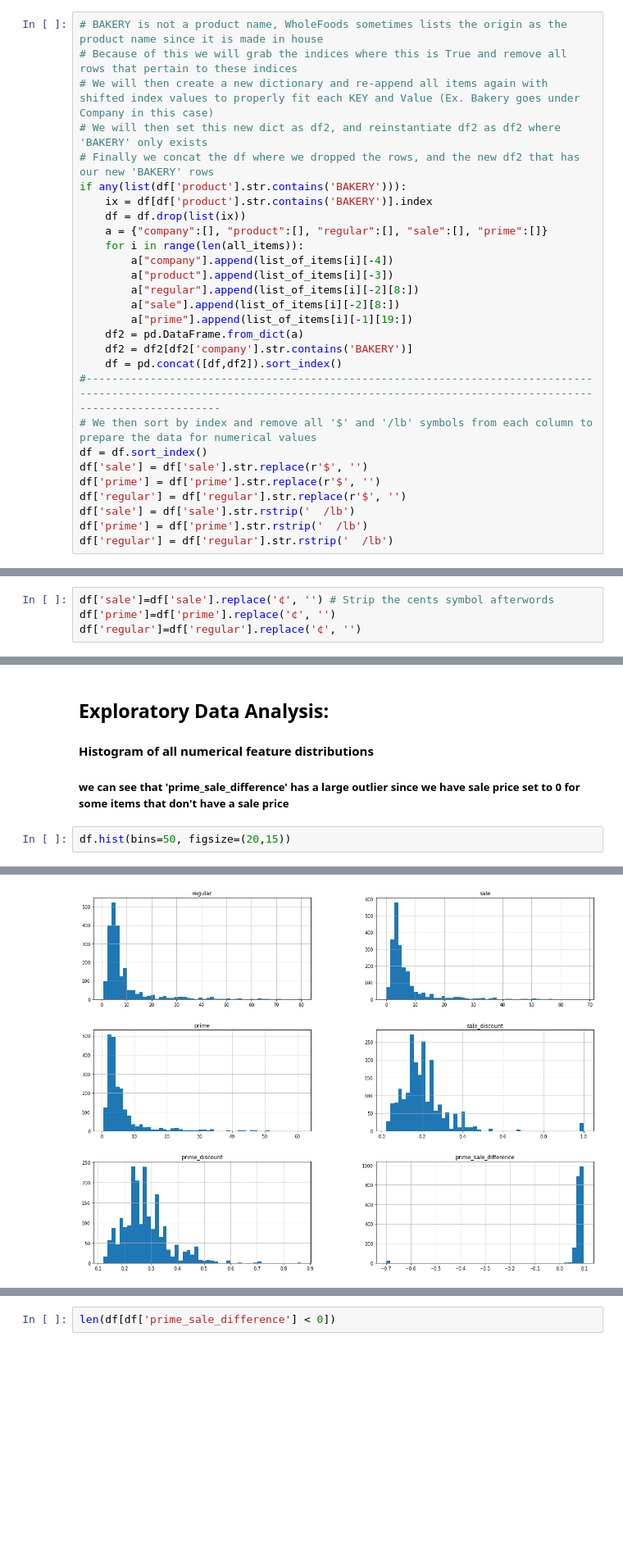
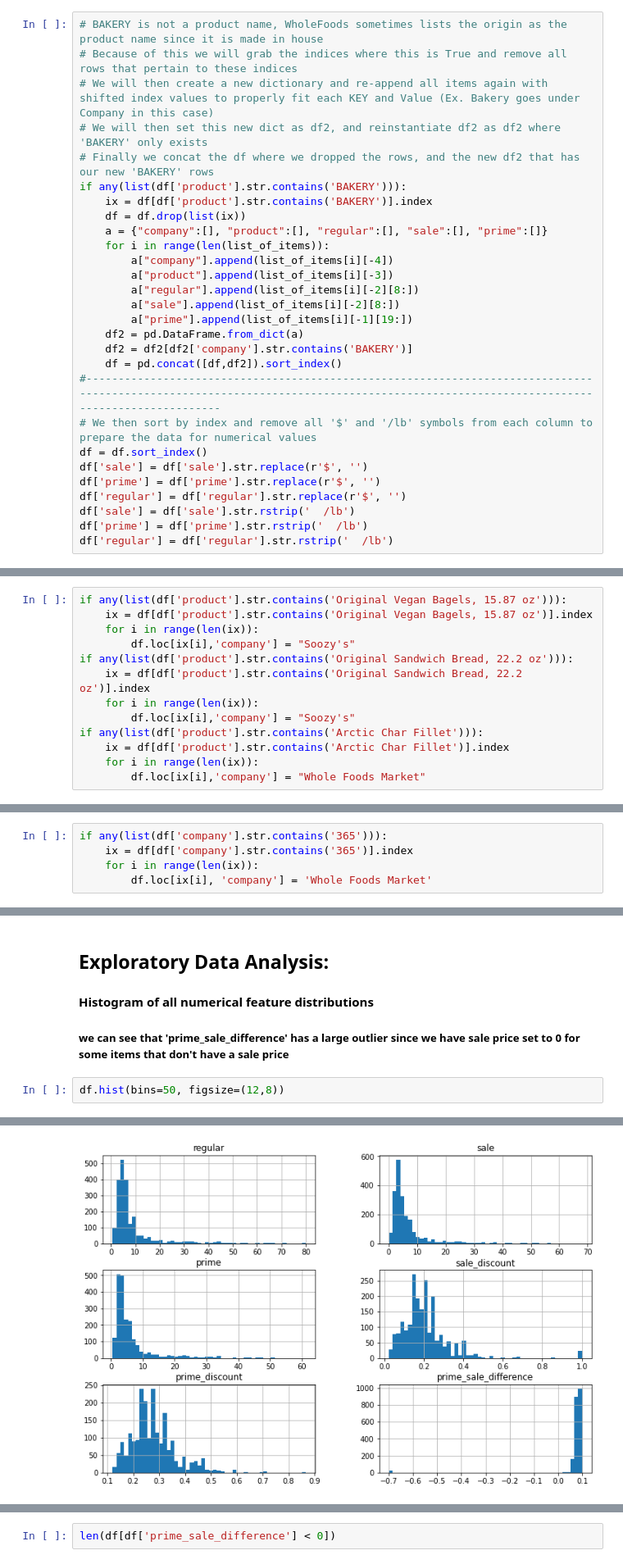
Before and after one commit to YoussefSultan/WholeFoods-Datascraping-Project-Deployment, a Jupyter notebook: wholefoodsproject.ipynb, the cells around one changed output, grey strips where cells are left out. Shown at 82% size. Saved outputs shown, nothing was run; the diff lists cells and outputs as text; blank space fills up the shorter version.

```diff
--- a/wholefoodsproject.ipynb
+++ b/wholefoodsproject.ipynb
@@ -75,7 +96,7 @@ if any(list(df['product'].str.contains('BAKERY'))):
     ix = df[df['product'].str.contains('BAKERY')].index
     df = df.drop(list(ix))
     a = {"company":[], "product":[], "regular":[], "sale":[], "prime":[]}
-    for i in range(len(all_items)):
+    for i in range(len(list_of_items)):
         a["company"].append(list_of_items[i][-4])
         a["product"].append(list_of_items[i][-3])
         a["regular"].append(list_of_items[i][-2][8:])
@@ -110,6 +139,19 @@ df['regular'] = df['regular'].str.rstrip('  /lb')
 ----------------------------
 # %% [markdown]
 #### Continued data cleaning of companies and products in the wrong sections since Whole Foods has some products without a company name or without a sale price (ex. Prime Only Discounts)
+# %%
+if any(list(df['product'].str.contains('Original Vegan Bagels, 15.87 oz'))):
+    ix = df[df['product'].str.contains('Original Vegan Bagels, 15.87 oz')].index
+    for i in range(len(ix)):
+        df.loc[ix[i],'company'] = "Soozy's"
+if any(list(df['product'].str.contains('Original Sandwich Bread, 22.2 oz'))):
+    ix = df[df['product'].str.contains('Original Sandwich Bread, 22.2 oz')].index
+    for i in range(len(ix)):
+        df.loc[ix[i],'company'] = "Soozy's"
+if any(list(df['product'].str.contains('Arctic Char Fillet'))):
+    ix = df[df['product'].str.contains('Arctic Char Fillet')].index
+    for i in range(len(ix)):
+        df.loc[ix[i],'company'] = "Whole Foods Market"
 # %%
 # Data cleaning/shifting for products by Brita
 if any(list(df['company'].str.contains('/'))) and any(list(df['product'].str.contains('Brita'))):
@@ -221,6 +263,11 @@ if any(list(df['product'].str.contains('Orange Pkt, 0.3 oz'))):
     ix = df[df['product'].str.contains('Orange Pkt, 0.3 oz')].index
     for i in range(len(ix)):
         df.loc[ix[i], 'regular'] = list_of_items[ix[i]][-3][7:]
+# %%
+if any(list(df['company'].str.contains('365'))):
+    ix = df[df['company'].str.contains('365')].index
+    for i in range(len(ix)):
+        df.loc[ix[i], 'company'] = 'Whole Foods Market'
 # %%
 d = df.to_dict('list') # Take our cleaned dataframe and convert it to a dictionary for more cleaning
 # %% [markdown]
@@ -276,10 +325,6 @@ for i in range(len(ix)):
 ix = df[df['sale'].str.contains('¢', na=False)].index
 for i in range(len(ix)):
     df.loc[ix[i]][3] = df.loc[ix[i]][3].replace('¢', '')
-# %%
-df['sale']=df['sale'].replace('¢', '') # Strip the cents symbol afterwords
-df['prime']=df['prime'].replace('¢', '')
-df['regular']=df['regular'].replace('¢', '')
 # %%
 df["regular"] = pd.to_numeric(df["regular"]) # change columns to numeric for visualization
 df["sale"] = pd.to_numeric(df["sale"])
@@ -306,16 +369,16 @@ df
 #### Histogram of all numerical feature distributions
 ##### we can see that 'prime_sale_difference' has a large outlier since we have sale price set to 0 for some items that don't have a sale price
 # %%
-df.hist(bins=50, figsize=(20,15))
+df.hist(bins=50, figsize=(12,8))
 # %% [output]
 array([[<AxesSubplot:title={'center':'regular'}>,
         <AxesSubplot:title={'center':'sale'}>],
        [<AxesSubplot:title={'center':'prime'}>,
         <AxesSubplot:title={'center':'sale_discount'}>],
        [<AxesSubplot:title={'center':'prime_discount'}>,
         <AxesSubplot:title={'center':'prime_sale_difference'}>]],
       dtype=object)
-[figure, old version]
+[figure, new version]
 # %% [markdown]
 ### These are distributions of all items that do not have a sale price listed
 #### We can see that there are not that many items that don't have a sale price
```
Also changed, not shown: parts of 41 cells of this notebook, 1 other file.
